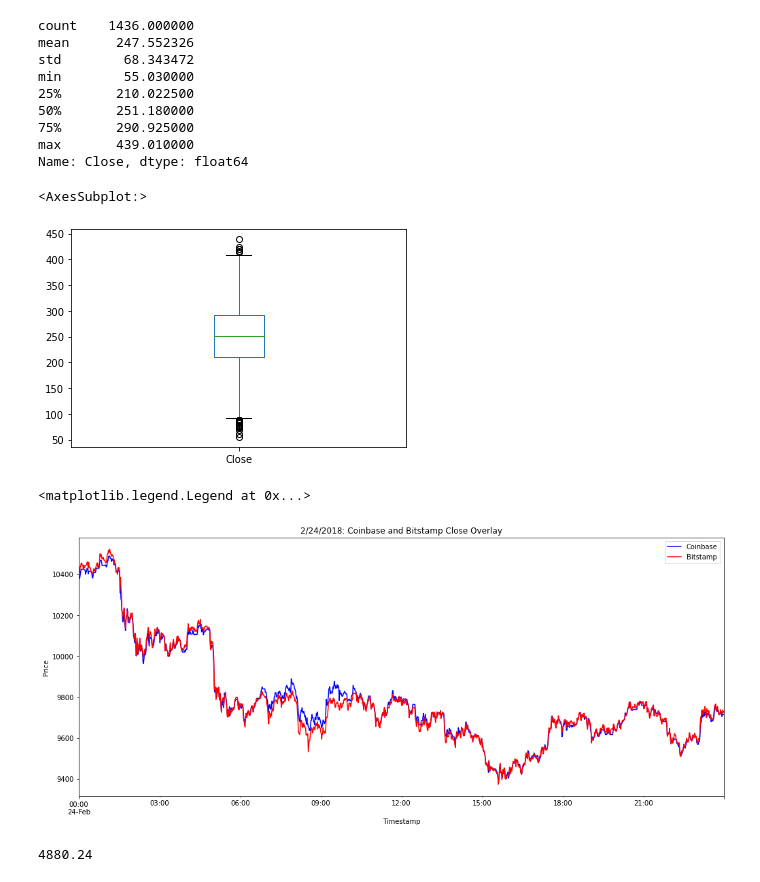
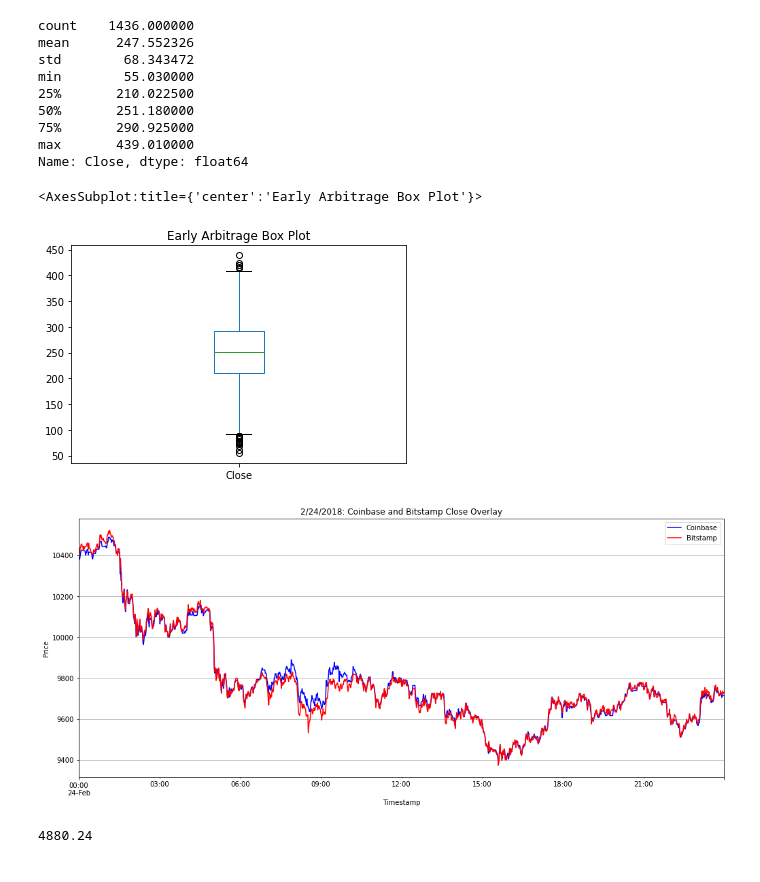
Before and after one commit to scottslusher/Crypto-Arbitrage, a Jupyter notebook: Starter_Code/Starter_Code/crypto_arbitrage.ipynb, the cells around one changed output. Drawn from its saved outputs; the diff is of its cells as text; code cells hidden in the pictures.

```diff
--- a/Starter_Code/Starter_Code/crypto_arbitrage.ipynb
+++ b/Starter_Code/Starter_Code/crypto_arbitrage.ipynb
@@ -356,18 +359,18 @@ max       439.010000
 Name: Close, dtype: float64
 # %%
 # Visualize the arbitrage spread from early in the dataset in a box plot
-arbitrage_spread_early.plot.box()
+arbitrage_spread_early.plot.box(title="Early Arbitrage Box Plot")
 # %% [output]
-<AxesSubplot:>
+<AxesSubplot:title={'center':'Early Arbitrage Box Plot'}>
-[figure, old version]
+[figure, new version]
 # %%
 # Create an overlay plot that visualizes the two dataframes over a period of one day from the middle of the dataset.
 # Be sure that the plots include the parameters `legend`, `figsize`, `title`, `color` and `label`
 ax = coinbase_sliced['Close'].loc['2018-02-24':'2018-02-24'].plot(figsize=(17,7), ylabel='Price', rot=90, title="2/24/2018: Coinbase and Bitstamp Close Overlay", color='blue')
 bitstamp_sliced['Close'].loc['2018-02-24':'2018-02-24'].plot(ax=ax, color='red')
 ax.legend(['Coinbase', 'Bitstamp'])
+ax.grid(True)
 # %% [output]
-<matplotlib.legend.Legend at 0x...>
 [figure]
 # %%
 # Using the date in the middle that you have selected, calculate the arbitrage spread
```
Also changed, not shown: parts of 12 cells of this notebook.
